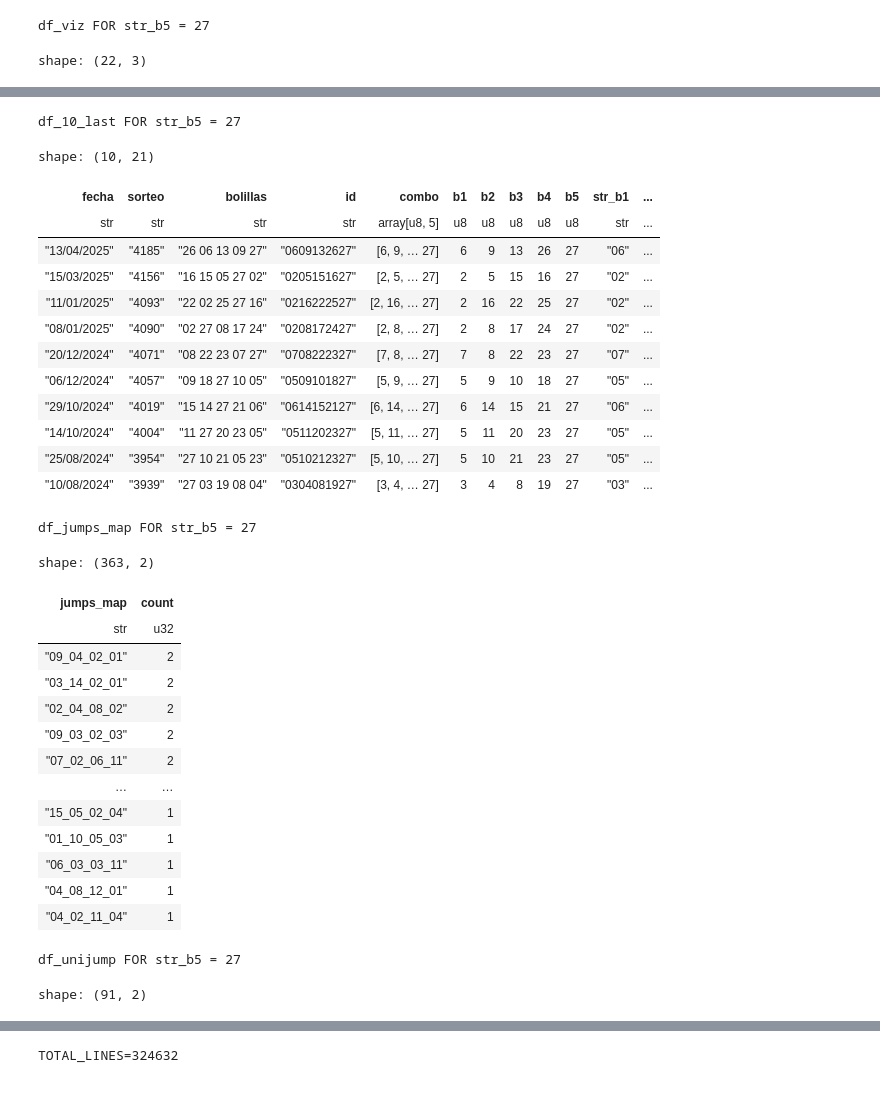
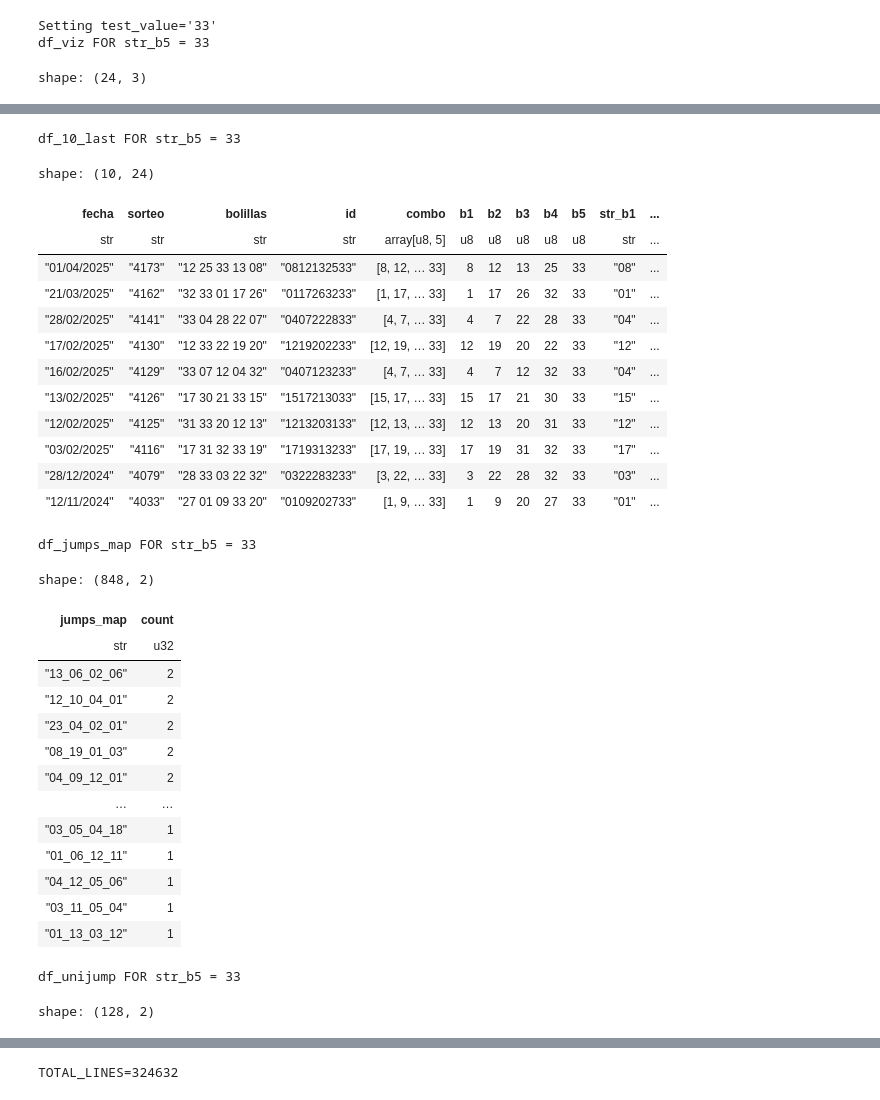
Before and after one commit to coins5/tinkapp.v4, a Jupyter notebook: explore_bolillas_v3_GN.ipynb, the cells around one changed output, grey strips where cells are left out. Drawn from its saved outputs; the diff is of its cells as text; code cells hidden in the pictures.

```diff
--- a/explore_bolillas_v3_GN.ipynb
+++ b/explore_bolillas_v3_GN.ipynb
@@ -43,6 +43,9 @@ rows = tables[1].find_all('tr')
 # %%
 lst = []
 post_str_b1 = None
+post_str_b2 = None
+post_str_b3 = None
+post_str_b4 = None
 post_str_blast = None
 for row in rows:
   cols = [data.text.strip() for data in row.find_all('td')]
@@ -53,6 +56,9 @@ for row in rows:
   cols.extend([b for b in bolillas_int])
   cols.extend(str_combo)
   cols.append(post_str_b1)
+  cols.append(post_str_b2)
+  cols.append(post_str_b3)
+  cols.append(post_str_b4)
   cols.append(post_str_blast)
 
   is_rare, reason = rr.is_rare_combination(bolillas_int, id)
@@ -65,6 +71,9 @@ for row in rows:
   lst.append(cols)
 
   post_str_b1 = str_combo[0]
+  post_str_b2 = str_combo[1]
+  post_str_b3 = str_combo[2]
+  post_str_b4 = str_combo[3]
   post_str_blast = str_combo[-1]
 
 with open('./gn_cahe_v3.json', 'w') as file:
@@ -76,7 +85,7 @@ dfRows = pl.DataFrame(
     'fecha', 'sorteo', 'bolillas',
     'id', 'combo', 'b1', 'b2', 'b3', 'b4', 'b5',
     'str_b1', 'str_b2', 'str_b3', 'str_b4', 'str_b5',
-    'post_str_b1', 'post_str_blast',
+    'post_str_b1', 'post_str_b2', 'post_str_b3', 'post_str_b4', 'post_str_blast',
     'is_rare_combination', 'reason',
     "jumps_map", "unijump"
   ],
@@ -114,6 +127,10 @@ shape: (10, 21)
 # %%
 import holoviews as hv
-def plot_post_col (col: str, post_col: str, test_value: str):
+def plot_post_col (col: str, post_col: str, test_value: str | None = None):
+  if test_value == None:
+    test_value = dfRows.item(0, col)
+    print(f'Setting {test_value=}')
+
   df_viz = dfRows \
     .filter(
       pl.col(col) == test_value,
@@ -258,7 +468,8 @@ shape: (112, 2)
 # %%
-possible_blast, exclude_jump_maps_blast = plot_post_col(col='str_b5', post_col='post_str_blast', test_value="27")
+possible_blast, exclude_jump_maps_blast = plot_post_col(col='str_b5', post_col='post_str_blast')
 # %% [output]
-df_viz FOR str_b5 = 27
+Setting test_value='33'
+df_viz FOR str_b5 = 33
-shape: (22, 3)
+shape: (24, 3)
 | post_str_blast | count | percent |
 | str | u32 | f64 |
@@ -276,34 +487,34 @@ shape: (22, 3)
 [interactive output not drawn]
-df_10_last FOR str_b5 = 27
+df_10_last FOR str_b5 = 33
-shape: (10, 21)
+shape: (10, 24)
 | fecha | sorteo | bolillas | id | combo | b1 | b2 | b3 | b4 | b5 | str_b1 | ... |
 | str | str | str | str | array[u8, 5] | u8 | u8 | u8 | u8 | u8 | str | ... |
-| "13/04/2025" | "4185" | "26 06 13 09 27" | "0609132627" | [6, 9, … 27] | 6 | 9 | 13 | 26 | 27 | "06" | ... |
-| "15/03/2025" | "4156" | "16 15 05 27 02" | "0205151627" | [2, 5, … 27] | 2 | 5 | 15 | 16 | 27 | "02" | ... |
-| "11/01/2025" | "4093" | "22 02 25 27 16" | "0216222527" | [2, 16, … 27] | 2 | 16 | 22 | 25 | 27 | "02" | ... |
-| "08/01/2025" | "4090" | "02 27 08 17 24" | "0208172427" | [2, 8, … 27] | 2 | 8 | 17 | 24 | 27 | "02" | ... |
-| "20/12/2024" | "4071" | "08 22 23 07 27" | "0708222327" | [7, 8, … 27] | 7 | 8 | 22 | 23 | 27 | "07" | ... |
-| "06/12/2024" | "4057" | "09 18 27 10 05" | "0509101827" | [5, 9, … 27] | 5 | 9 | 10 | 18 | 27 | "05" | ... |
-| "29/10/2024" | "4019" | "15 14 27 21 06" | "0614152127" | [6, 14, … 27] | 6 | 14 | 15 | 21 | 27 | "06" | ... |
-| "14/10/2024" | "4004" | "11 27 20 23 05" | "0511202327" | [5, 11, … 27] | 5 | 11 | 20 | 23 | 27 | "05" | ... |
-| "25/08/2024" | "3954" | "27 10 21 05 23" | "0510212327" | [5, 10, … 27] | 5 | 10 | 21 | 23 | 27 | "05" | ... |
-| "10/08/2024" | "3939" | "27 03 19 08 04" | "0304081927" | [3, 4, … 27] | 3 | 4 | 8 | 19 | 27 | "03" | ... |
+| "01/04/2025" | "4173" | "12 25 33 13 08" | "0812132533" | [8, 12, … 33] | 8 | 12 | 13 | 25 | 33 | "08" | ... |
+| "21/03/2025" | "4162" | "32 33 01 17 26" | "0117263233" | [1, 17, … 33] | 1 | 17 | 26 | 32 | 33 | "01" | ... |
+| "28/02/2025" | "4141" | "33 04 28 22 07" | "0407222833" | [4, 7, … 33] | 4 | 7 | 22 | 28 | 33 | "04" | ... |
+| "17/02/2025" | "4130" | "12 33 22 19 20" | "1219202233" | [12, 19, … 33] | 12 | 19 | 20 | 22 | 33 | "12" | ... |
+| "16/02/2025" | "4129" | "33 07 12 04 32" | "0407123233" | [4, 7, … 33] | 4 | 7 | 12 | 32 | 33 | "04" | ... |
+| "13/02/2025" | "4126" | "17 30 21 33 15" | "1517213033" | [15, 17, … 33] | 15 | 17 | 21 | 30 | 33 | "15" | ... |
+| "12/02/2025" | "4125" | "31 33 20 12 13" | "1213203133" | [12, 13, … 33] | 12 | 13 | 20 | 31 | 33 | "12" | ... |
+| "03/02/2025" | "4116" | "17 31 32 33 19" | "1719313233" | [17, 19, … 33] | 17 | 19 | 31 | 32 | 33 | "17" | ... |
+| "28/12/2024" | "4079" | "28 33 03 22 32" | "0322283233" | [3, 22, … 33] | 3 | 22 | 28 | 32 | 33 | "03" | ... |
+| "12/11/2024" | "4033" | "27 01 09 33 20" | "0109202733" | [1, 9, … 33] | 1 | 9 | 20 | 27 | 33 | "01" | ... |
-df_jumps_map FOR str_b5 = 27
+df_jumps_map FOR str_b5 = 33
-shape: (363, 2)
+shape: (848, 2)
 | jumps_map | count |
 | str | u32 |
-| "09_04_02_01" | 2 |
-| "03_14_02_01" | 2 |
-| "02_04_08_02" | 2 |
-| "09_03_02_03" | 2 |
-| "07_02_06_11" | 2 |
+| "13_06_02_06" | 2 |
+| "12_10_04_01" | 2 |
+| "23_04_02_01" | 2 |
+| "08_19_01_03" | 2 |
+| "04_09_12_01" | 2 |
 | … | … |
-| "15_05_02_04" | 1 |
-| "01_10_05_03" | 1 |
-| "06_03_03_11" | 1 |
-| "04_08_12_01" | 1 |
-| "04_02_11_04" | 1 |
+| "03_05_04_18" | 1 |
+| "01_06_12_11" | 1 |
+| "04_12_05_06" | 1 |
+| "03_11_05_04" | 1 |
+| "01_13_03_12" | 1 |
-df_unijump FOR str_b5 = 27
+df_unijump FOR str_b5 = 33
-shape: (91, 2)
+shape: (128, 2)
 | unijump | count |
 | i64 | u32 |
```
Also changed, not shown: parts of 10 cells of this notebook.
